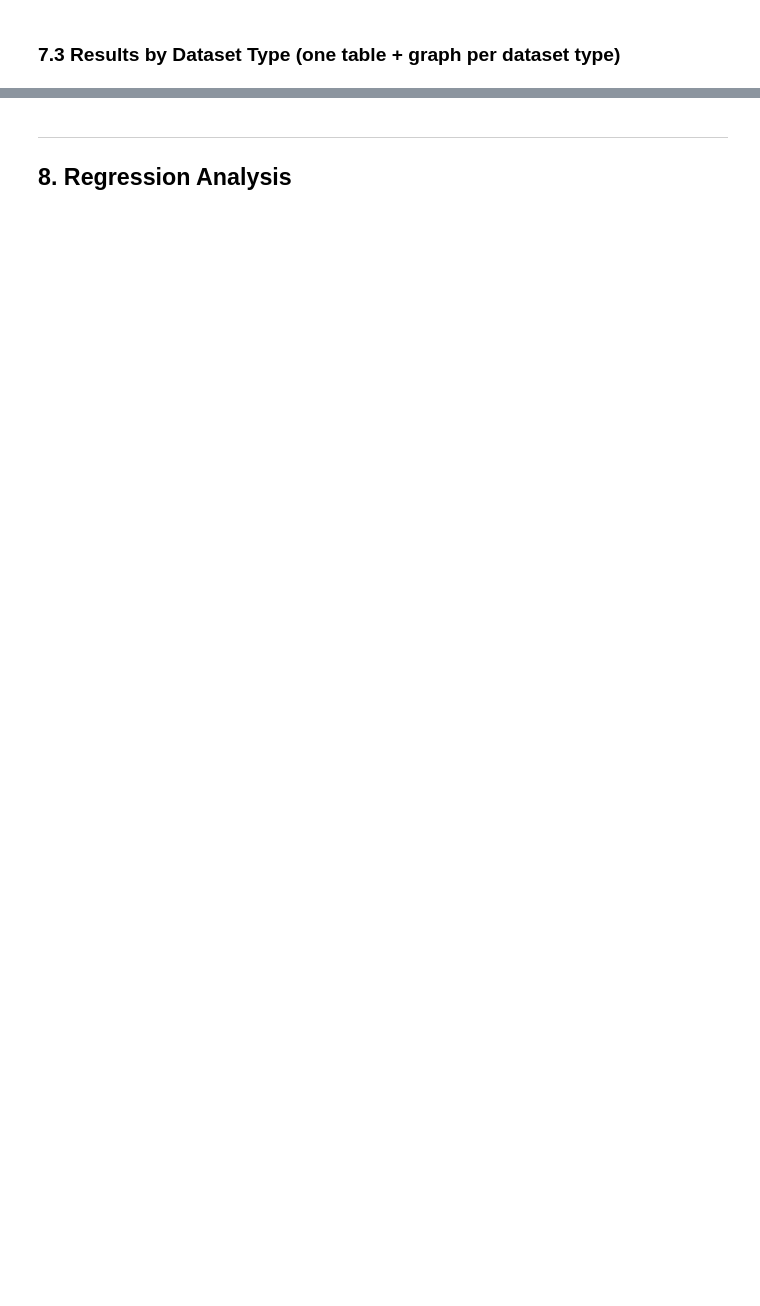
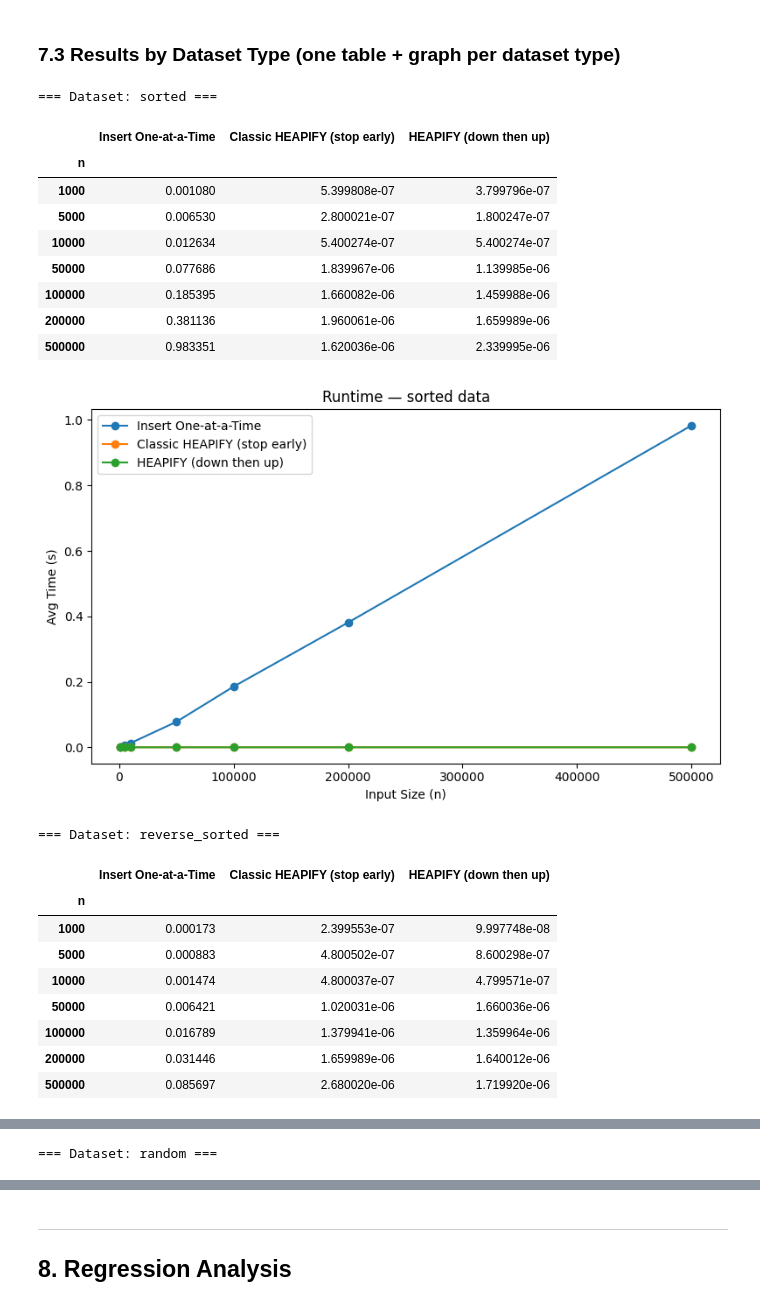
Before and after one commit to MSOE-oskar/algorithms-program-4, a Jupyter notebook: program4_benchmarking_heaps.ipynb, the cells around one changed output, grey strips where cells are left out. Cells and saved outputs as stored; diff of their text form; code cells hidden in the pictures; blank space fills up the shorter version.

```diff
--- a/program4_benchmarking_heaps.ipynb
+++ b/program4_benchmarking_heaps.ipynb
@@ -199,10 +299,45 @@ for func_name in functions:
 <!-- For each dataset type, show a table and graph of runtime vs. input size,
      with separate series for each function. -->
 # %%
-# TODO: For each dataset type, create:
-#   1. A table (DataFrame) showing runtime for each (input size × function)
-#   2. A line graph with input size on x-axis, runtime on y-axis,
-#      and separate lines for each function
+for dtype in dataset_types:
+    # Build DataFrame: rows = input sizes, columns = functions
+    data = {fname: [results[fname][size][dtype] for size in INPUT_SIZES]
+            for fname in functions}
+    df = pd.DataFrame(data, index=INPUT_SIZES)
+    df.index.name = "n"
 
-for dataset_type in dataset_types:
-    pass  # Replace with table + plot code
+    print(f"\n=== Dataset: {dtype} ===")
+    display(df)
+
+    # Line graph
+    plt.figure(figsize=(8, 5))
+    for fname in functions:
+        plt.plot(INPUT_SIZES, df[fname], marker="o", label=fname)
+    plt.title(f"Runtime — {dtype} data")
+    plt.xlabel("Input Size (n)")
+    plt.ylabel("Avg Time (s)")
+    plt.legend()
+    plt.tight_layout()
+    plt.show()
+# %% [output]
+=== Dataset: sorted ===
+|  | Insert One-at-a-Time | Classic HEAPIFY (stop early) | HEAPIFY (down then up) |
+| n |  |  |  |
+| 1000 | 0.001080 | 5.399808e-07 | 3.799796e-07 |
+| 5000 | 0.006530 | 2.800021e-07 | 1.800247e-07 |
+| 10000 | 0.012634 | 5.400274e-07 | 5.400274e-07 |
+| 50000 | 0.077686 | 1.839967e-06 | 1.139985e-06 |
+| 100000 | 0.185395 | 1.660082e-06 | 1.459988e-06 |
+| 200000 | 0.381136 | 1.960061e-06 | 1.659989e-06 |
+| 500000 | 0.983351 | 1.620036e-06 | 2.339995e-06 |
+[figure, added]
+=== Dataset: reverse_sorted ===
+|  | Insert One-at-a-Time | Classic HEAPIFY (stop early) | HEAPIFY (down then up) |
+| n |  |  |  |
+| 1000 | 0.000173 | 2.399553e-07 | 9.997748e-08 |
+| 5000 | 0.000883 | 4.800502e-07 | 8.600298e-07 |
+| 10000 | 0.001474 | 4.800037e-07 | 4.799571e-07 |
+| 50000 | 0.006421 | 1.020031e-06 | 1.660036e-06 |
+| 100000 | 0.016789 | 1.379941e-06 | 1.359964e-06 |
+| 200000 | 0.031446 | 1.659989e-06 | 1.640012e-06 |
+| 500000 | 0.085697 | 2.680020e-06 | 1.719920e-06 |
@@ -208,0 +345 @@ for dataset_type in dataset_types:
+=== Dataset: random ===
```
Also changed, not shown: parts of 8 cells of this notebook.
